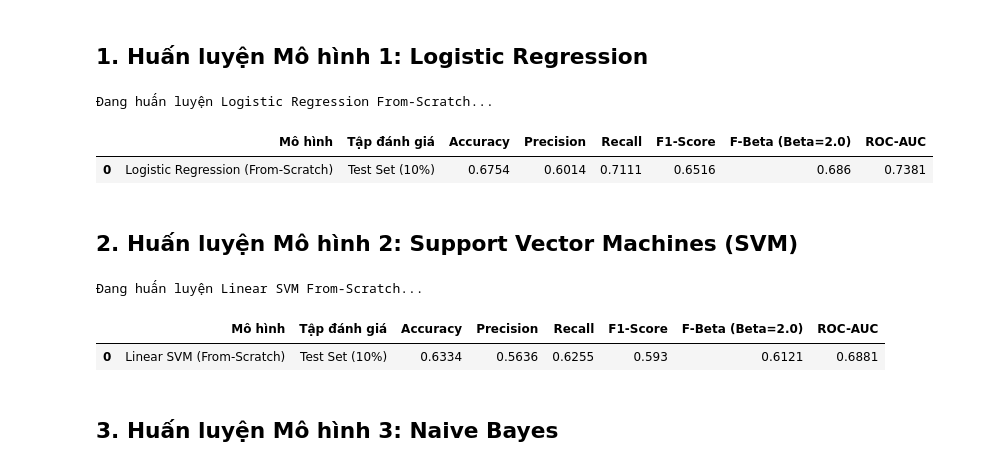
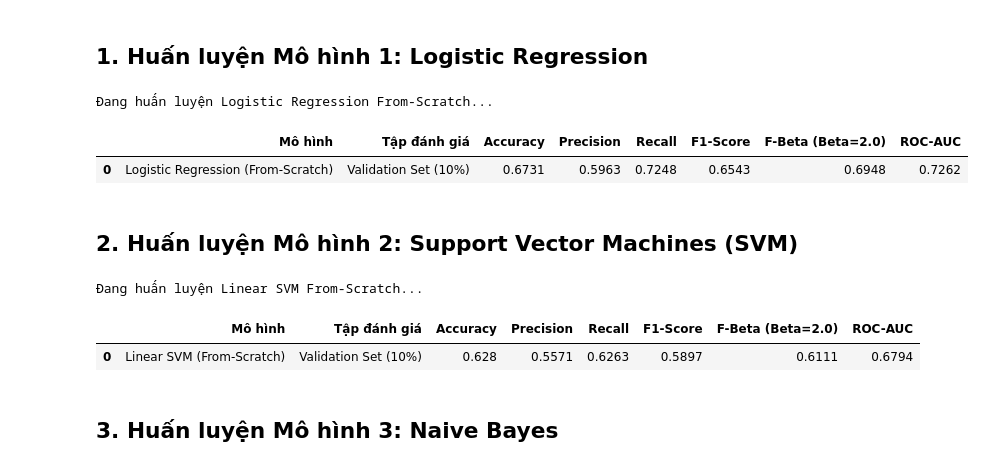
Before and after one commit to iamtien77/spam_classifier, a Jupyter notebook: notebooks/03_model_baseline_and_training.ipynb, the cells around one changed output. Drawn from its saved outputs; the diff is of its cells as text; code cells hidden in the pictures.

```diff
--- a/notebooks/03_model_baseline_and_training.ipynb
+++ b/notebooks/03_model_baseline_and_training.ipynb
@@ -39,9 +39,6 @@ X_train = sp.load_npz(PROJECT_ROOT / 'data/processed/X_train.npz')
 y_train = np.load(PROJECT_ROOT / 'data/processed/y_train.npy')
 X_val = sp.load_npz(PROJECT_ROOT / 'data/processed/X_val.npz')
 y_val = np.load(PROJECT_ROOT / 'data/processed/y_val.npy')
-X_test = sp.load_npz(PROJECT_ROOT / 'data/processed/X_test.npz')
-y_test = np.load(PROJECT_ROOT / 'data/processed/y_test.npy')
-
 df_dataset_info = pd.DataFrame([
     {
         "Tập dữ liệu": "Tập huấn luyện (Train)",
@@ -59,18 +56,26 @@ df_dataset_info = pd.DataFrame([
         "Số mẫu Spam": f"{int(np.sum(y_val == 1)):,}",
         "Tỷ lệ Spam (%)": f"{(np.sum(y_val == 1) / len(y_val) * 100):.2f}%"
     },
-    {
-        "Tập dữ liệu": "Tập kiểm thử (Test)",
-        "Kích thước ma trận (Shape)": str(X_test.shape),
-        "Tổng số mẫu": f"{X_test.shape[0]:,}",
-        "Số chiều đặc trưng": f"{X_test.shape[1]:,}",
-        "Số mẫu Spam": f"{int(np.sum(y_test == 1)):,}",
-        "Tỷ lệ Spam (%)": f"{(np.sum(y_test == 1) / len(y_test) * 100):.2f}%"
-    }
+
 ])
 display(df_dataset_info)
 
 evaluator = SpamModelEvaluator()
+from src.config import NOTEBOOK_SAVED_MODELS_DIR, NOTEBOOK_METRICS_DIR, PROCESSED_DATA_DIR
+from src.models.persistence import load_spam_pipeline, save_spam_pipeline
+artifacts = load_spam_pipeline(NOTEBOOK_SAVED_MODELS_DIR / 'feature_artifacts.joblib')
+assert artifacts['run_id'] == (PROCESSED_DATA_DIR / 'notebook_run_id.txt').read_text(encoding='utf-8').strip(), 'Hãy chạy lại notebook 02.'
+config = artifacts['config']
+print('Baseline: cùng đặc trưng sau Top-K; metrics Accuracy, Precision, Recall, F1, F2, ROC-AUC trên Validation.')
+
+from hashlib import sha256
+if not artifacts.get('cache_sha256'):
+    raise RuntimeError('Cache thiếu manifest: chạy lại notebook 02–04.')
+for filename, expected_hash in artifacts['cache_sha256'].items():
+    actual_hash=sha256((PROCESSED_DATA_DIR/filename).read_bytes()).hexdigest()
+    if actual_hash != expected_hash:
+        raise RuntimeError(f'Cache không khớp artifacts: {filename}; chạy lại notebook 02–04.')
+print('PASS: hash ma trận, nhãn và CSV khớp artifacts.')
 # %% [output]
 Nạp dữ liệu từ data/processed/...
 |  | Tập dữ liệu | Kích thước ma trận (Shape) | Tổng số mẫu | Số chiều đặc trưng | Số mẫu Spam | Tỷ lệ Spam (%) |
@@ -82,51 +88,51 @@ Nạp dữ liệu từ data/processed/...
 # %%
 # Huấn luyện mô hình 1: Logistic Regression From-Scratch
 lr_model = LogisticRegressionFromScratch(
-    C=1.0, learning_rate=1.0, max_iter=150, class_weight='balanced'
+    C=1.0, learning_rate=1.0, max_iter=150, class_weight='balanced', random_state=config.random_state
 )
 print('Đang huấn luyện Logistic Regression From-Scratch...')
 lr_model.fit(X_train, y_train)
 
-y_pred_lr = lr_model.predict(X_test, threshold=0.5)
-y_prob_lr = lr_model.predict_proba(X_test)[:, 1]
+y_pred_lr = lr_model.predict(X_val, threshold=0.5)
+y_prob_lr = lr_model.predict_proba(X_val)[:, 1]
 
-metrics_lr = evaluator.compute_all_metrics(y_test, y_pred_lr, y_prob=y_prob_lr, beta=2.0)
+metrics_lr = evaluator.compute_all_metrics(y_val, y_pred_lr, y_prob=y_prob_lr, beta=2.0)
 
 # Bảng kết quả đánh giá Logistic Regression dạng DataFrame
 df_metrics_lr = pd.DataFrame([{
     "Mô hình": "Logistic Regression (From-Scratch)",
-    "Tập đánh giá": "Test Set (10%)",
+    "Tập đánh giá": "Validation Set (10%)",
     "Accuracy": round(metrics_lr['accuracy'], 4),
     "Precision": round(metrics_lr['precision'], 4),
     "Recall": round(metrics_lr['recall'], 4),
     "F1-Score": round(metrics_lr['f1'], 4),
     "F-Beta (Beta=2.0)": round(metrics_lr['f_beta'], 4),
     "ROC-AUC": round(metrics_lr['roc_auc'], 4),
 }])
 display(df_metrics_lr)
 # %% [output]
 Đang huấn luyện Logistic Regression From-Scratch...
 |  | Mô hình | Tập đánh giá | Accuracy | Precision | Recall | F1-Score | F-Beta (Beta=2.0) | ROC-AUC |
-| 0 | Logistic Regression (From-Scratch) | Test Set (10%) | 0.6754 | 0.6014 | 0.7111 | 0.6516 | 0.686 | 0.7381 |
+| 0 | Logistic Regression (From-Scratch) | Validation Set (10%) | 0.6731 | 0.5963 | 0.7248 | 0.6543 | 0.6948 | 0.7262 |
 # %% [markdown]
 ## 2. Huấn luyện Mô hình 2: Support Vector Machines (SVM)
 # %%
 # Huấn luyện mô hình 2: Support Vector Machines (Linear SVM) From-Scratch
 svm_model = LinearSVMFromScratch(
-    C=1.0, learning_rate=0.5, max_iter=100, class_weight='balanced'
+    C=1.0, learning_rate=0.5, max_iter=100, class_weight='balanced', random_state=config.random_state
 )
 print('Đang huấn luyện Linear SVM From-Scratch...')
 svm_model.fit(X_train, y_train)
 
-y_pred_svm = svm_model.predict(X_test, threshold=0.0)
-y_prob_svm = svm_model.predict_proba(X_test)[:, 1]
+y_pred_svm = svm_model.predict(X_val, threshold=0.0)
+y_prob_svm = svm_model.predict_proba(X_val)[:, 1]
 
-metrics_svm = evaluator.compute_all_metrics(y_test, y_pred_svm, y_prob=y_prob_svm, beta=2.0)
+metrics_svm = evaluator.compute_all_metrics(y_val, y_pred_svm, y_prob=y_prob_svm, beta=2.0)
 
 # Bảng kết quả đánh giá Linear SVM dạng DataFrame
 df_metrics_svm = pd.DataFrame([{
     "Mô hình": "Linear SVM (From-Scratch)",
-    "Tập đánh giá": "Test Set (10%)",
+    "Tập đánh giá": "Validation Set (10%)",
     "Accuracy": round(metrics_svm['accuracy'], 4),
     "Precision": round(metrics_svm['precision'], 4),
     "Recall": round(metrics_svm['recall'], 4),
@@ -138,7 +144,7 @@ display(df_metrics_svm)
 # %% [output]
 Đang huấn luyện Linear SVM From-Scratch...
 |  | Mô hình | Tập đánh giá | Accuracy | Precision | Recall | F1-Score | F-Beta (Beta=2.0) | ROC-AUC |
-| 0 | Linear SVM (From-Scratch) | Test Set (10%) | 0.6334 | 0.5636 | 0.6255 | 0.593 | 0.6121 | 0.6881 |
+| 0 | Linear SVM (From-Scratch) | Validation Set (10%) | 0.628 | 0.5571 | 0.6263 | 0.5897 | 0.6111 | 0.6794 |
 # %% [markdown]
 ## 3. Huấn luyện Mô hình 3: Naive Bayes
 # %%
```
Also changed, not shown: parts of 6 cells of this notebook, 20 other files.
